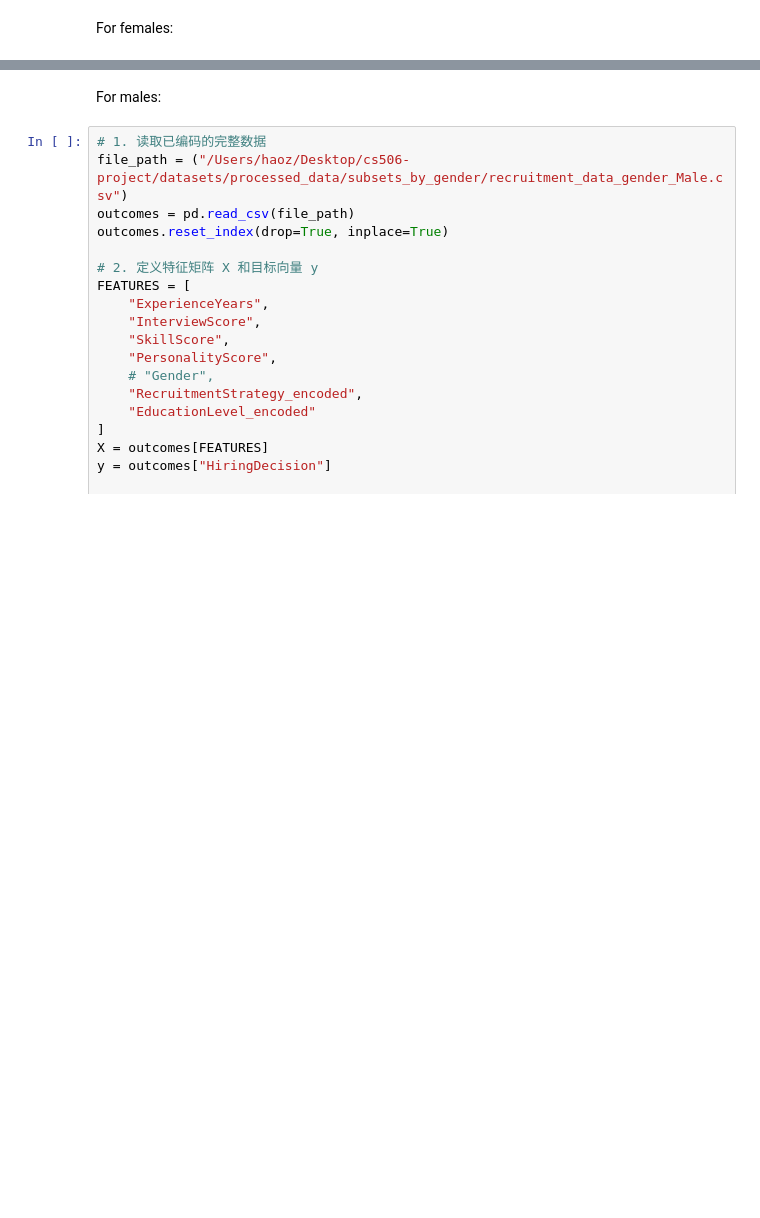
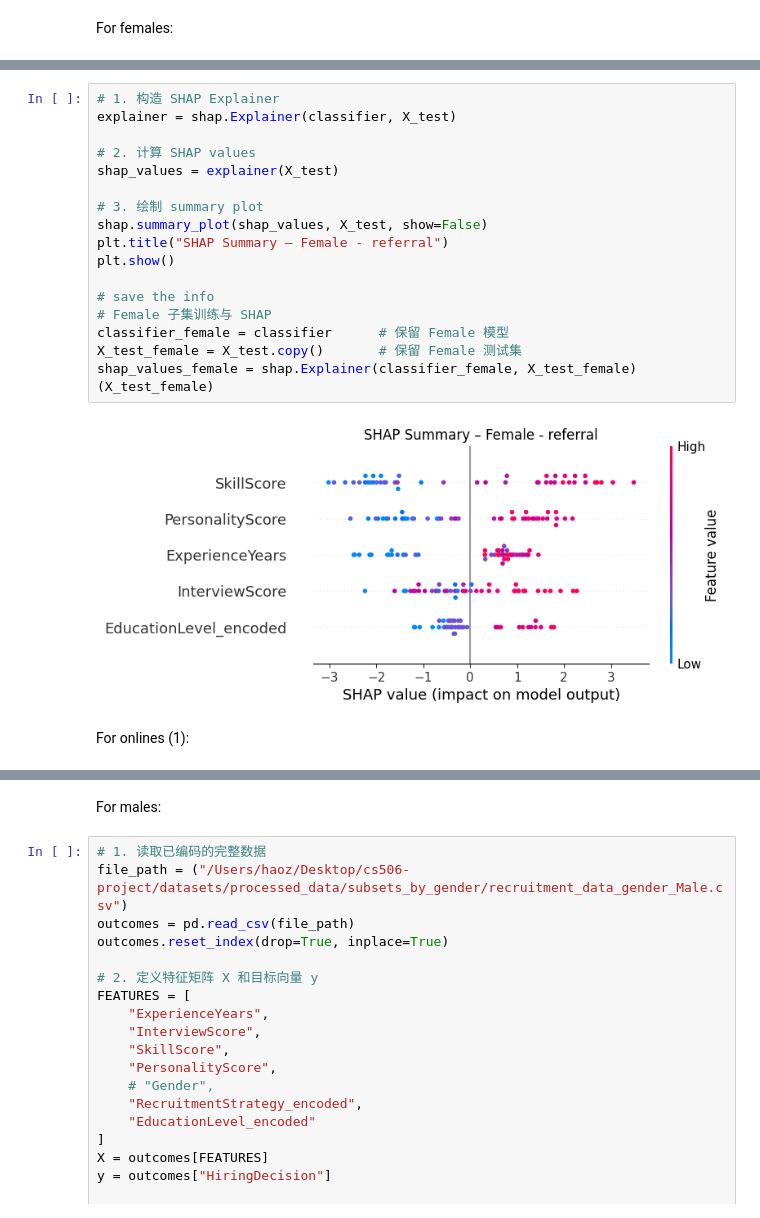
Before and after one commit to Klen03/ml_resume-analyzer, a Jupyter notebook: noteboooks/subset creation and analysis Ivan.ipynb, the cells around one changed output, grey strips where cells are left out. Drawn from its saved outputs; the diff is of its cells as text; blank space fills up the shorter version.

```diff
--- a/noteboooks/subset creation and analysis Ivan.ipynb
+++ b/noteboooks/subset creation and analysis Ivan.ipynb
@@ -102,0 +188,21 @@ plt.show()
+# %%
+# 1. 构造 SHAP Explainer
+explainer = shap.Explainer(classifier, X_test)
+
+# 2. 计算 SHAP values
+shap_values = explainer(X_test)
+
+# 3. 绘制 summary plot
+shap.summary_plot(shap_values, X_test, show=False)
+plt.title("SHAP Summary – Female - referral")
+plt.show()
+
+# save the info
+# Female 子集训练与 SHAP
+classifier_female = classifier      # 保留 Female 模型
+X_test_female = X_test.copy()       # 保留 Female 测试集
+shap_values_female = shap.Explainer(classifier_female, X_test_female)(X_test_female)
+# %% [output]
+[figure, added]
+# %% [markdown]
+For onlines (1):
```
Also changed, not shown: parts of 36 cells of this notebook, 7 other files.
